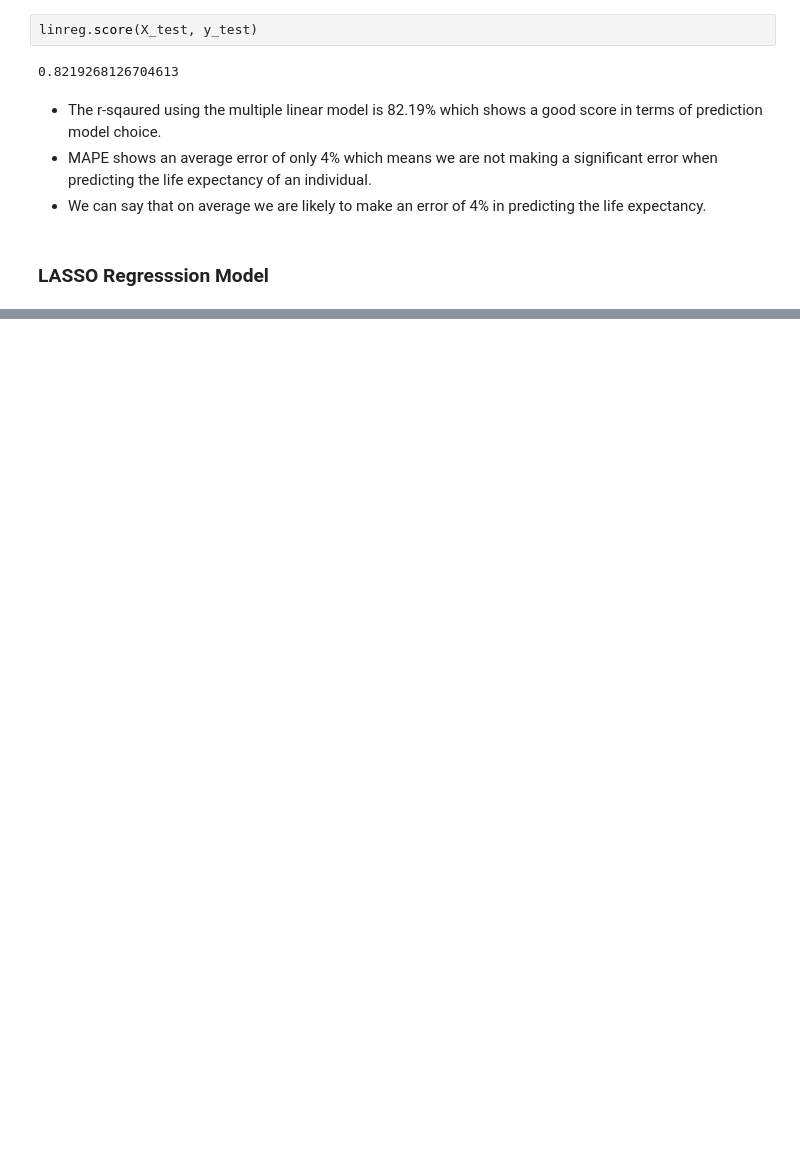
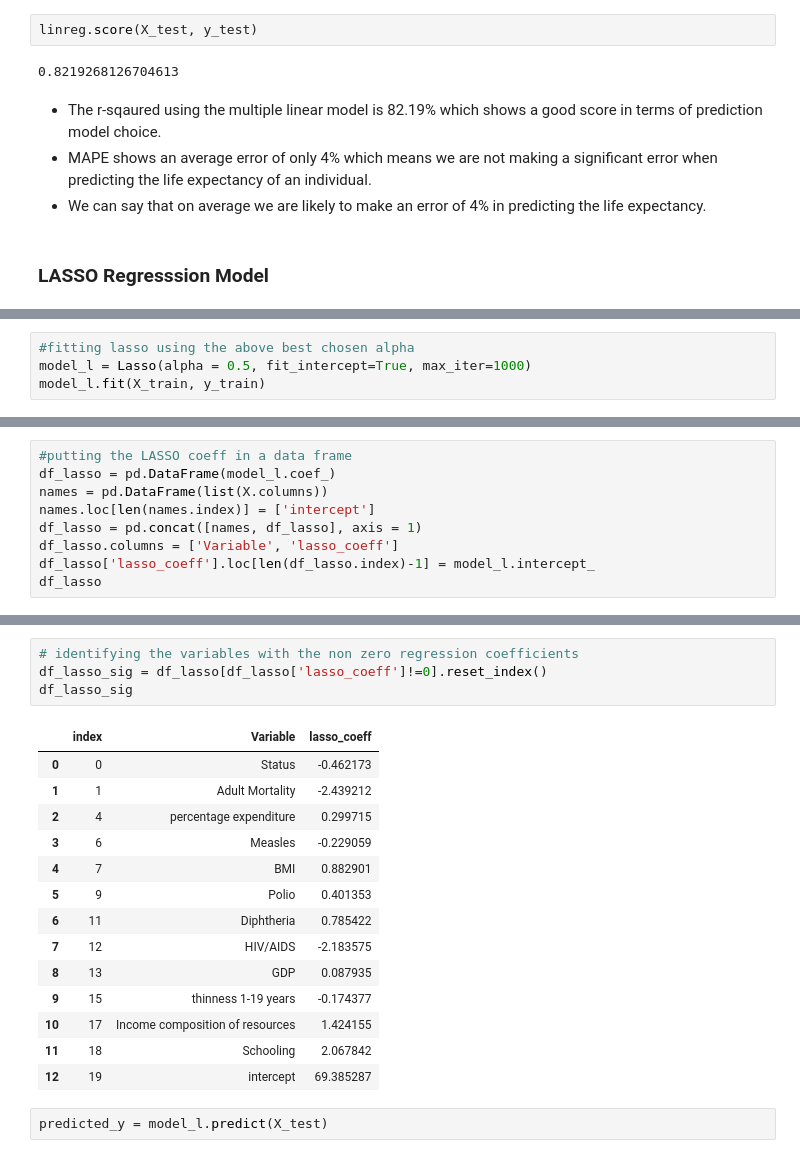
Before and after one commit to Sweetom/sweet, a Jupyter notebook: Life Expectancy/notebooks/FinalProject.ipynb, the cells around one changed output, grey strips where cells are left out. Cells and saved outputs as stored; diff of their text form; blank space fills up the shorter version.

Commit message:
LASSO REG

```diff
--- a/Life Expectancy/notebooks/FinalProject.ipynb
+++ b/Life Expectancy/notebooks/FinalProject.ipynb
@@ -457,0 +483,4 @@ linreg.score(X_test, y_test)
+# %%
+#fitting lasso using the above best chosen alpha
+model_l = Lasso(alpha = 0.5, fit_intercept=True, max_iter=1000)
+model_l.fit(X_train, y_train)
@@ -457,0 +489,9 @@ linreg.score(X_test, y_test)
+# %%
+#putting the LASSO coeff in a data frame
+df_lasso = pd.DataFrame(model_l.coef_)
+names = pd.DataFrame(list(X.columns))
+names.loc[len(names.index)] = ['intercept']
+df_lasso = pd.concat([names, df_lasso], axis = 1)
+df_lasso.columns = ['Variable', 'lasso_coeff']
+df_lasso['lasso_coeff'].loc[len(df_lasso.index)-1] = model_l.intercept_
+df_lasso
@@ -457,0 +520,21 @@ linreg.score(X_test, y_test)
+# %%
+# identifying the variables with the non zero regression coefficients
+df_lasso_sig = df_lasso[df_lasso['lasso_coeff']!=0].reset_index()
+df_lasso_sig
+# %% [output]
+|  | index | Variable | lasso_coeff |
+| 0 | 0 | Status | -0.462173 |
+| 1 | 1 | Adult Mortality | -2.439212 |
+| 2 | 4 | percentage expenditure | 0.299715 |
+| 3 | 6 | Measles | -0.229059 |
+| 4 | 7 | BMI | 0.882901 |
+| 5 | 9 | Polio | 0.401353 |
+| 6 | 11 | Diphtheria | 0.785422 |
+| 7 | 12 | HIV/AIDS | -2.183575 |
+| 8 | 13 | GDP | 0.087935 |
+| 9 | 15 | thinness 1-19 years | -0.174377 |
+| 10 | 17 | Income composition of resources | 1.424155 |
+| 11 | 18 | Schooling | 2.067842 |
+| 12 | 19 | intercept | 69.385287 |
+# %%
+predicted_y = model_l.predict(X_test)
```
Also changed, not shown: parts of 11 cells of this notebook.
